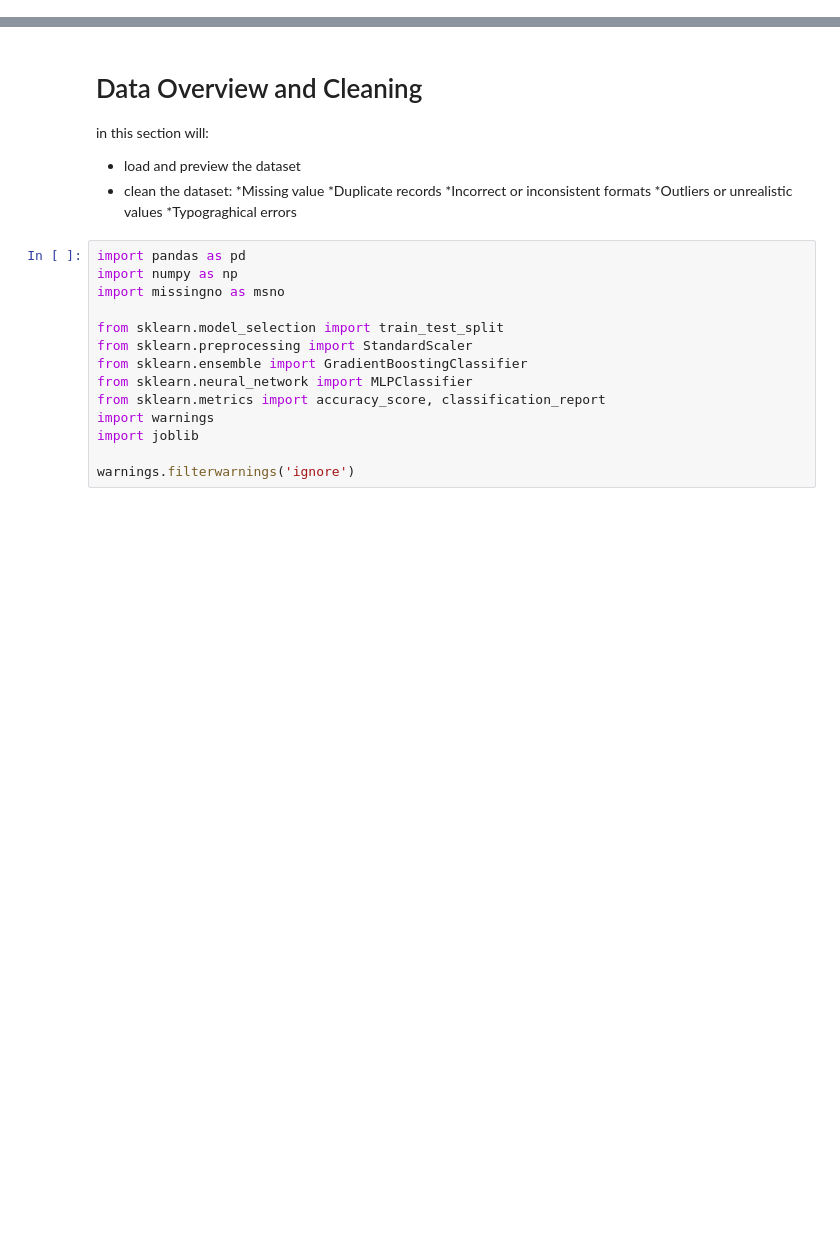
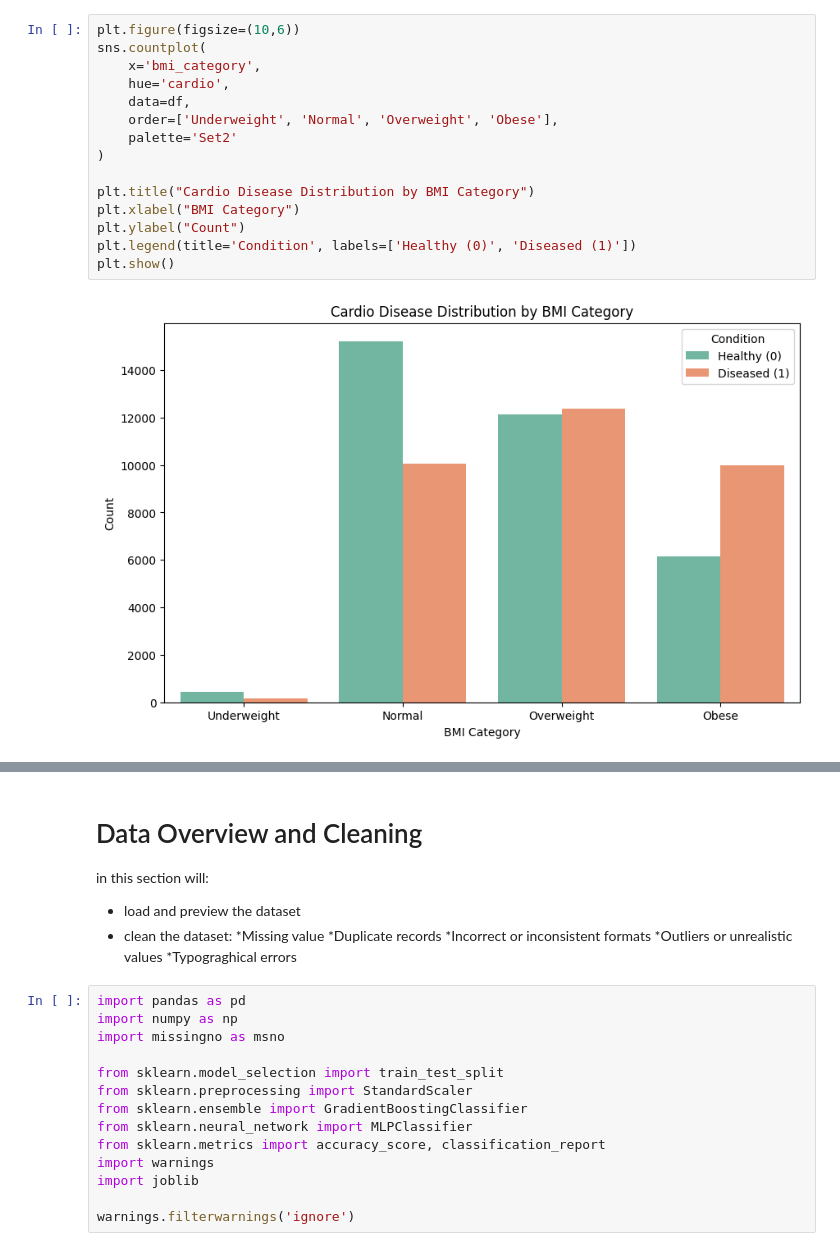
Before and after one commit to yousefghawi/Cardiovascular-disease-capstone-project, a Jupyter notebook: Modeling and Evaluation/Machine_Learning_Modeling.ipynb, the cells around one changed output, grey strips where cells are left out. Drawn from its saved outputs; the diff is of its cells as text; blank space fills up the shorter version.

```diff
--- a/Modeling and Evaluation/Machine_Learning_Modeling.ipynb
+++ b/Modeling and Evaluation/Machine_Learning_Modeling.ipynb
@@ -0,0 +581,17 @@
+# %%
+plt.figure(figsize=(10,6))
+sns.countplot(
+    x='bmi_category',
+    hue='cardio',
+    data=df,
+    order=['Underweight', 'Normal', 'Overweight', 'Obese'],
+    palette='Set2'
+)
+
+plt.title("Cardio Disease Distribution by BMI Category")
+plt.xlabel("BMI Category")
+plt.ylabel("Count")
+plt.legend(title='Condition', labels=['Healthy (0)', 'Diseased (1)'])
+plt.show()
+# %% [output]
+[figure, added]
```
Also changed, not shown: parts of 110 cells of this notebook.
